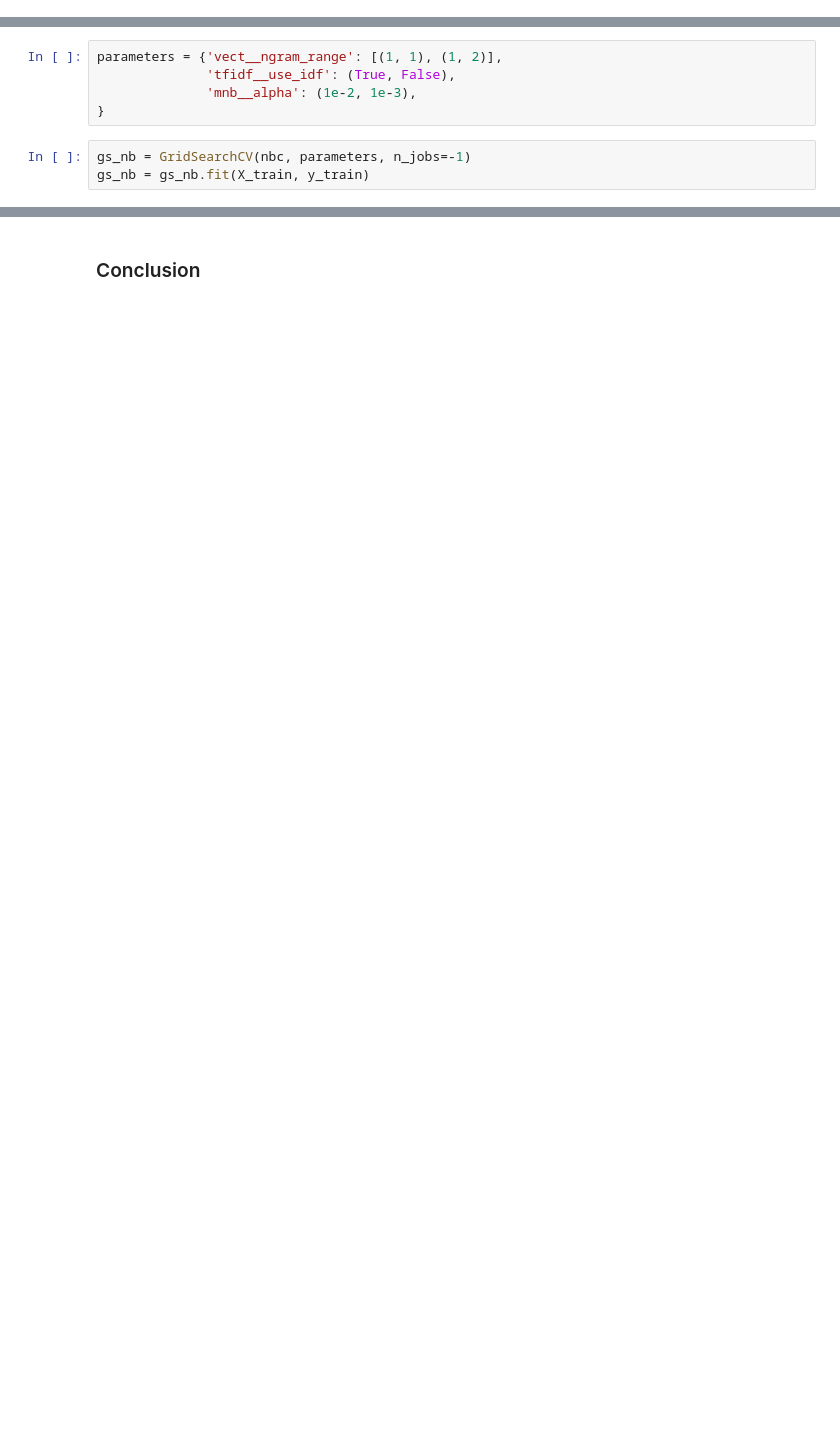
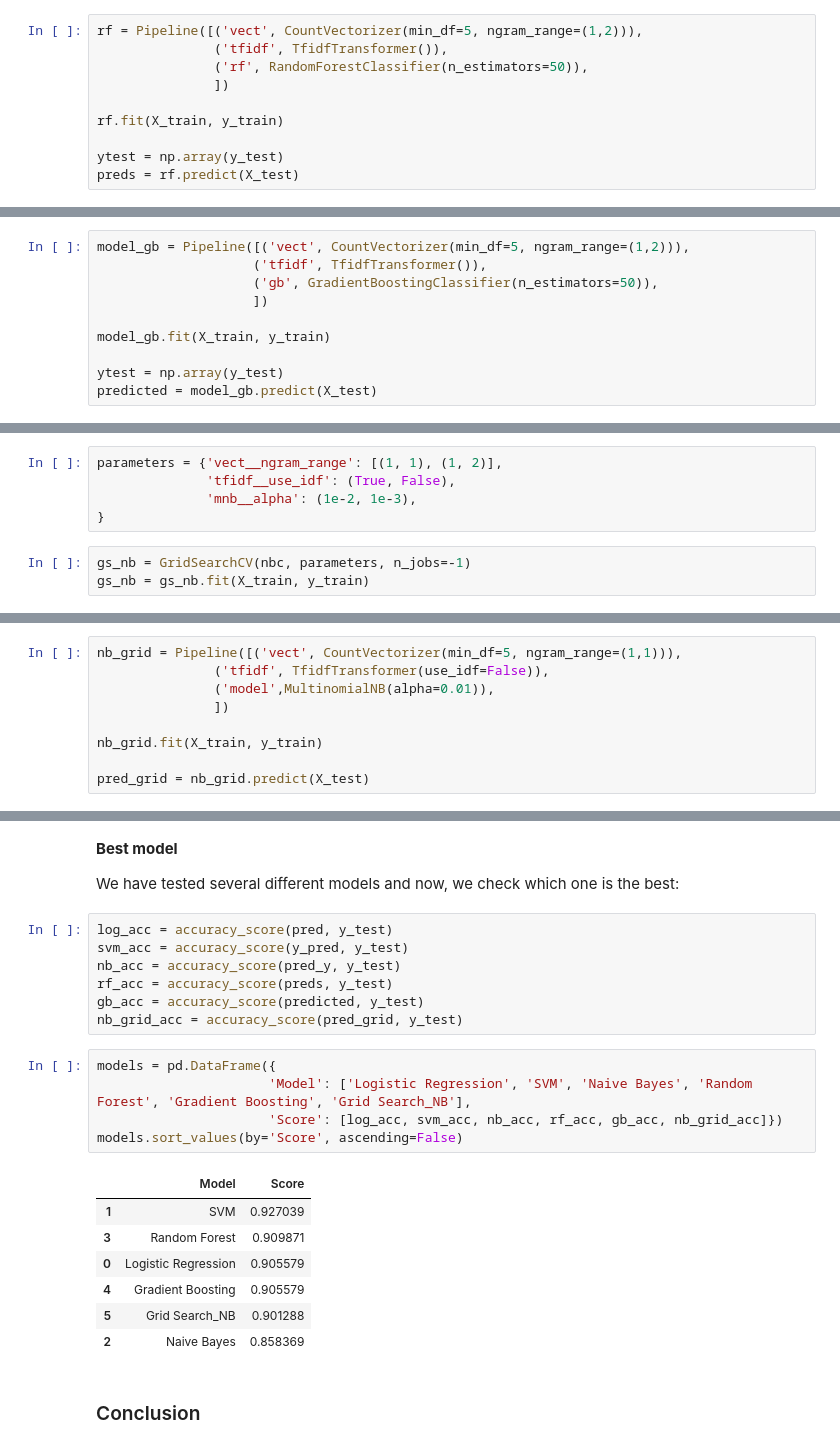
Before and after one commit to aniass/Product-Categorization-NLP, a Jupyter notebook: Text_analysis.ipynb, the cells around one changed output, grey strips where cells are left out. Drawn from its saved outputs; the diff is of its cells as text; blank space fills up the shorter version.

```diff
--- a/Text_analysis.ipynb
+++ b/Text_analysis.ipynb
@@ -586,0 +487,10 @@ Tuning Multinomial Naive Bayes Classifier:
+# %%
+rf = Pipeline([('vect', CountVectorizer(min_df=5, ngram_range=(1,2))),
+               ('tfidf', TfidfTransformer()),
+               ('rf', RandomForestClassifier(n_estimators=50)),
+               ])
+
+rf.fit(X_train, y_train)
+
+ytest = np.array(y_test)
+preds = rf.predict(X_test)
@@ -586,0 +515,10 @@ Tuning Multinomial Naive Bayes Classifier:
+# %%
+model_gb = Pipeline([('vect', CountVectorizer(min_df=5, ngram_range=(1,2))),
+                    ('tfidf', TfidfTransformer()),
+                    ('gb', GradientBoostingClassifier(n_estimators=50)),
+                    ])
+
+model_gb.fit(X_train, y_train)
+
+ytest = np.array(y_test)
+predicted = model_gb.predict(X_test)
@@ -618,0 +568,9 @@ The accuracy has now increased to 0,90 for the Naive Bayes Classifier. According
+# %%
+nb_grid = Pipeline([('vect', CountVectorizer(min_df=5, ngram_range=(1,1))),
+               ('tfidf', TfidfTransformer(use_idf=False)),
+               ('model',MultinomialNB(alpha=0.01)),
+               ])
+
+nb_grid.fit(X_train, y_train)
+
+pred_grid = nb_grid.predict(X_test)
@@ -619,3 +595,27 @@ The accuracy has now increased to 0,90 for the Naive Bayes Classifier. According
+# %% [markdown]
+**Best model**
+
+We have tested several different models and now, we check which one is the best:
+# %%
+log_acc = accuracy_score(pred, y_test)
+svm_acc = accuracy_score(y_pred, y_test)
+nb_acc = accuracy_score(pred_y, y_test)
+rf_acc = accuracy_score(preds, y_test)
+gb_acc = accuracy_score(predicted, y_test)
+nb_grid_acc = accuracy_score(pred_grid, y_test)
+# %%
+models = pd.DataFrame({
+                      'Model': ['Logistic Regression', 'SVM', 'Naive Bayes', 'Random Forest', 'Gradient Boosting', 'Grid Search_NB'],
+                      'Score': [log_acc, svm_acc, nb_acc, rf_acc, gb_acc, nb_grid_acc]})
+models.sort_values(by='Score', ascending=False)
+# %% [output]
+|  | Model | Score |
+| 1 | SVM | 0.927039 |
+| 3 | Random Forest | 0.909871 |
+| 0 | Logistic Regression | 0.905579 |
+| 4 | Gradient Boosting | 0.905579 |
+| 5 | Grid Search_NB | 0.901288 |
+| 2 | Naive Bayes | 0.858369 |
 # %% [markdown]
 ### Conclusion
 # %% [markdown]
```
Also changed, not shown: parts of 100 cells of this notebook, 1 other file.
